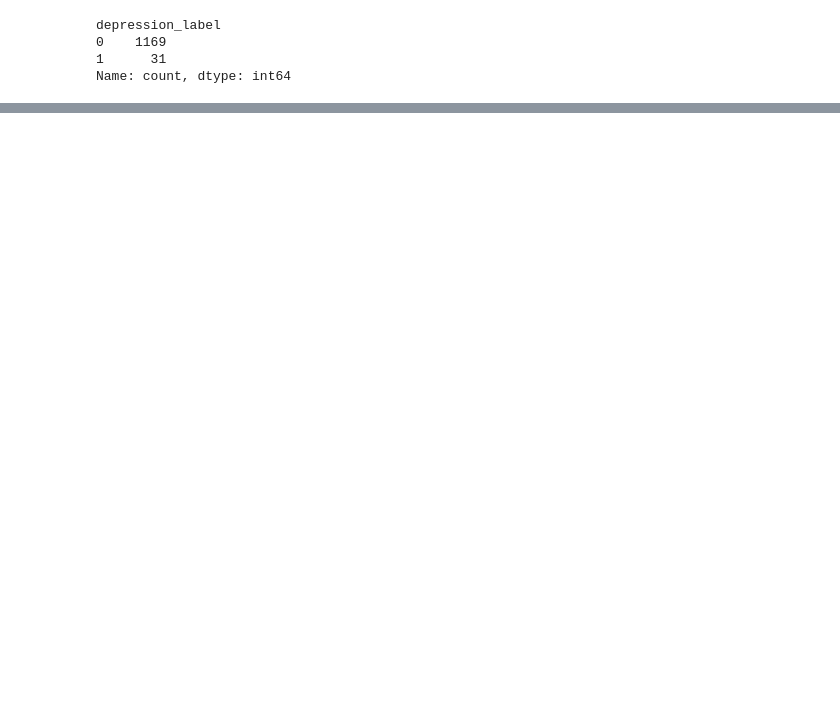
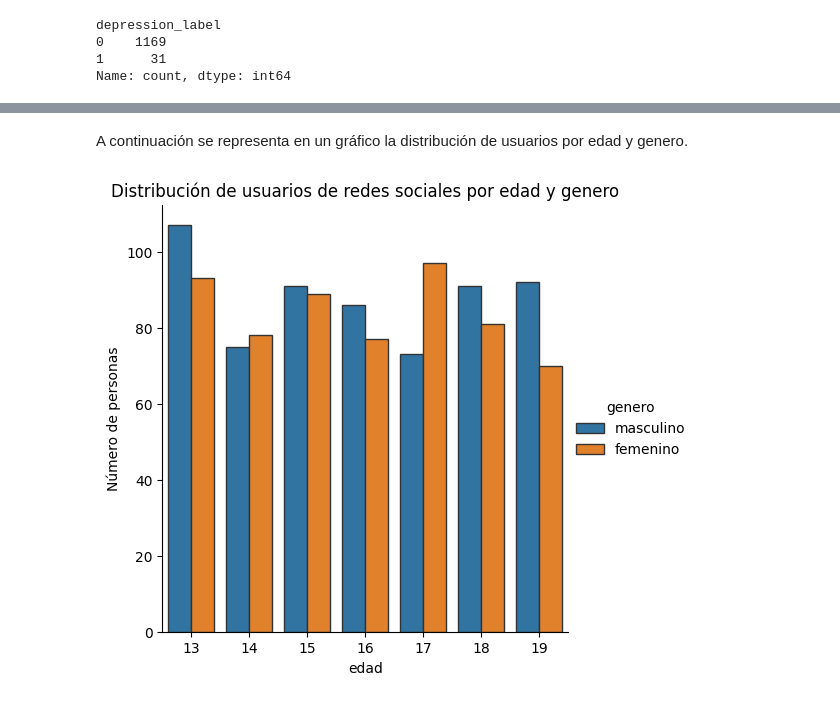
Before and after one commit to Ainara-1/EDA_ai, a Jupyter notebook: memoria.ipynb, the cells around one changed output, grey strips where cells are left out. Cells and saved outputs as stored; diff of their text form; code cells hidden in the pictures; blank space fills up the shorter version.

```diff
--- a/memoria.ipynb
+++ b/memoria.ipynb
@@ -605,0 +583,15 @@ Name: count, dtype: int64
+# %% [markdown]
+A continuación se representa en un gráfico la distribución de usuarios por edad y genero.
+# %%
+sns.catplot(x="edad",
+            hue="genero",
+            kind="count",
+            edgecolor=".2",
+            orient = "V",
+            data=datos_e);
+plt.title('Distribución de usuarios de redes sociales por edad y genero')
+#plt.xlabel('Edad')
+plt.ylabel('Número de personas')
+plt.savefig('img/usuarios_edad_genero.png');
+# %% [output]
+[figure, added]
```
Also changed, not shown: parts of 101 cells of this notebook, 21 other files.
